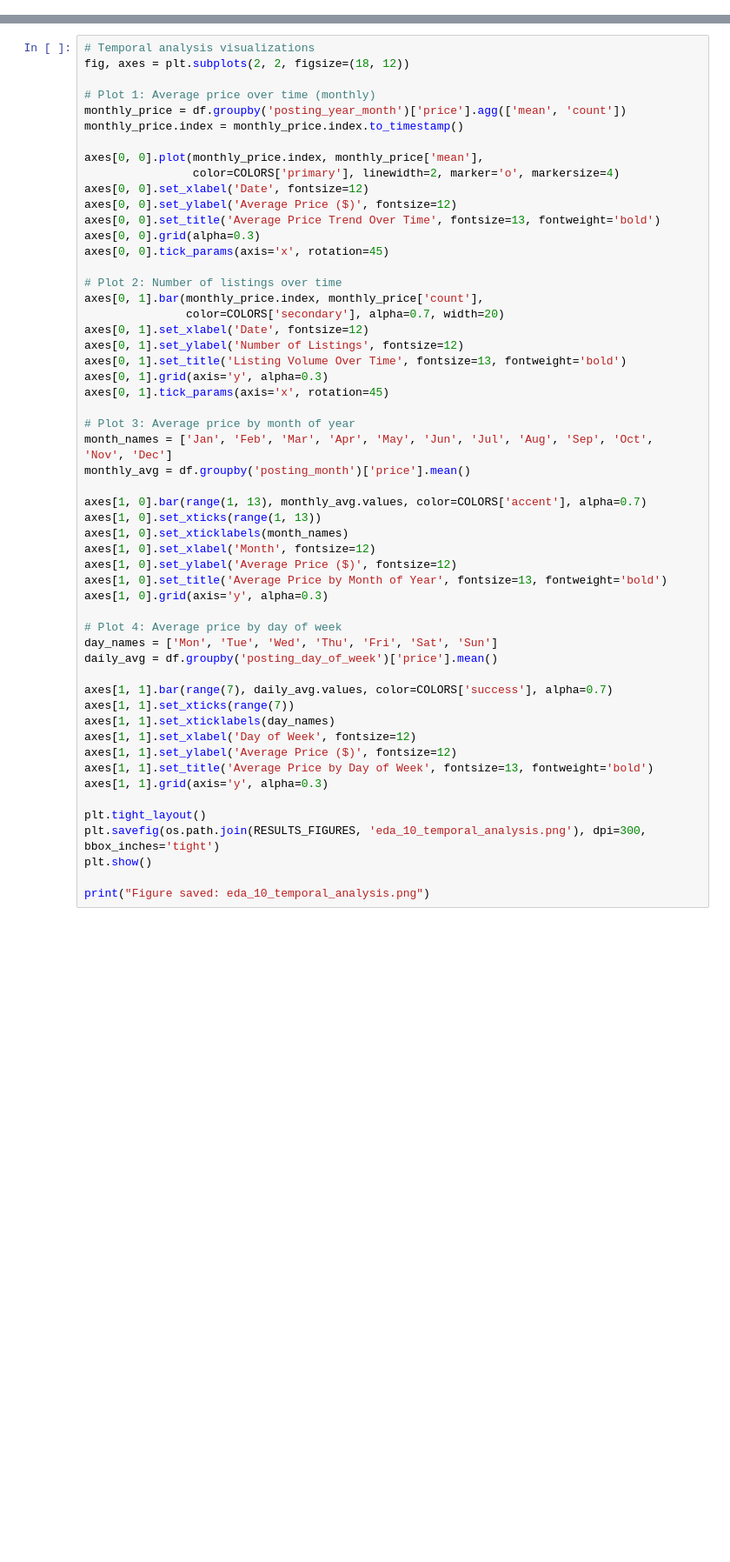
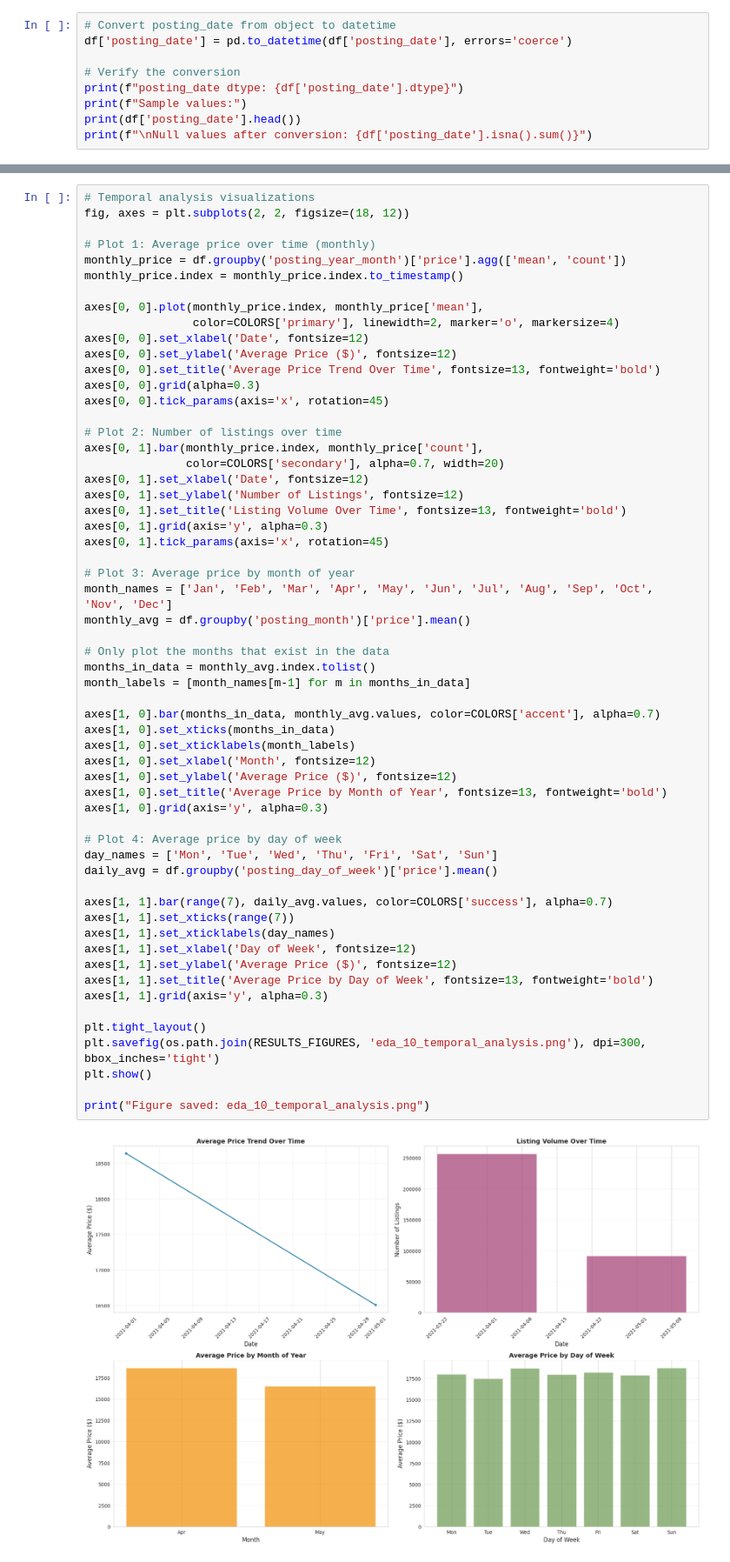
Before and after one commit to srikar161720/used_car_price_prediction, a Jupyter notebook: notebooks/02_exploratory_data_analysis.ipynb, the cells around one changed output, grey strips where cells are left out. Shown at 87% size. Saved outputs shown, nothing was run; the diff lists cells and outputs as text; blank space fills up the shorter version.

```diff
--- a/notebooks/02_exploratory_data_analysis.ipynb
+++ b/notebooks/02_exploratory_data_analysis.ipynb
@@ -533,0 +785,9 @@ print("Figure saved: eda_09_geographic_analysis.png")
+# %%
+# Convert posting_date from object to datetime
+df['posting_date'] = pd.to_datetime(df['posting_date'], errors='coerce')
+
+# Verify the conversion
+print(f"posting_date dtype: {df['posting_date'].dtype}")
+print(f"Sample values:")
+print(df['posting_date'].head())
+print(f"\nNull values after conversion: {df['posting_date'].isna().sum()}")
@@ -562,33 +835,39 @@ axes[0, 1].set_ylabel('Number of Listings', fontsize=12)
 axes[0, 1].set_title('Listing Volume Over Time', fontsize=13, fontweight='bold')
 axes[0, 1].grid(axis='y', alpha=0.3)
 axes[0, 1].tick_params(axis='x', rotation=45)
 
 # Plot 3: Average price by month of year
 month_names = ['Jan', 'Feb', 'Mar', 'Apr', 'May', 'Jun', 'Jul', 'Aug', 'Sep', 'Oct', 'Nov', 'Dec']
 monthly_avg = df.groupby('posting_month')['price'].mean()
 
-axes[1, 0].bar(range(1, 13), monthly_avg.values, color=COLORS['accent'], alpha=0.7)
-axes[1, 0].set_xticks(range(1, 13))
-axes[1, 0].set_xticklabels(month_names)
+# Only plot the months that exist in the data
+months_in_data = monthly_avg.index.tolist()
+month_labels = [month_names[m-1] for m in months_in_data]
+
+axes[1, 0].bar(months_in_data, monthly_avg.values, color=COLORS['accent'], alpha=0.7)
+axes[1, 0].set_xticks(months_in_data)
+axes[1, 0].set_xticklabels(month_labels)
 axes[1, 0].set_xlabel('Month', fontsize=12)
 axes[1, 0].set_ylabel('Average Price ($)', fontsize=12)
 axes[1, 0].set_title('Average Price by Month of Year', fontsize=13, fontweight='bold')
 axes[1, 0].grid(axis='y', alpha=0.3)
 
 # Plot 4: Average price by day of week
 day_names = ['Mon', 'Tue', 'Wed', 'Thu', 'Fri', 'Sat', 'Sun']
 daily_avg = df.groupby('posting_day_of_week')['price'].mean()
 
 axes[1, 1].bar(range(7), daily_avg.values, color=COLORS['success'], alpha=0.7)
 axes[1, 1].set_xticks(range(7))
 axes[1, 1].set_xticklabels(day_names)
 axes[1, 1].set_xlabel('Day of Week', fontsize=12)
 axes[1, 1].set_ylabel('Average Price ($)', fontsize=12)
 axes[1, 1].set_title('Average Price by Day of Week', fontsize=13, fontweight='bold')
 axes[1, 1].grid(axis='y', alpha=0.3)
 
 plt.tight_layout()
 plt.savefig(os.path.join(RESULTS_FIGURES, 'eda_10_temporal_analysis.png'), dpi=300, bbox_inches='tight')
 plt.show()
 
 print("Figure saved: eda_10_temporal_analysis.png")
+# %% [output]
+[figure, added]
```
Also changed, not shown: parts of 47 cells of this notebook, 21 other files.
